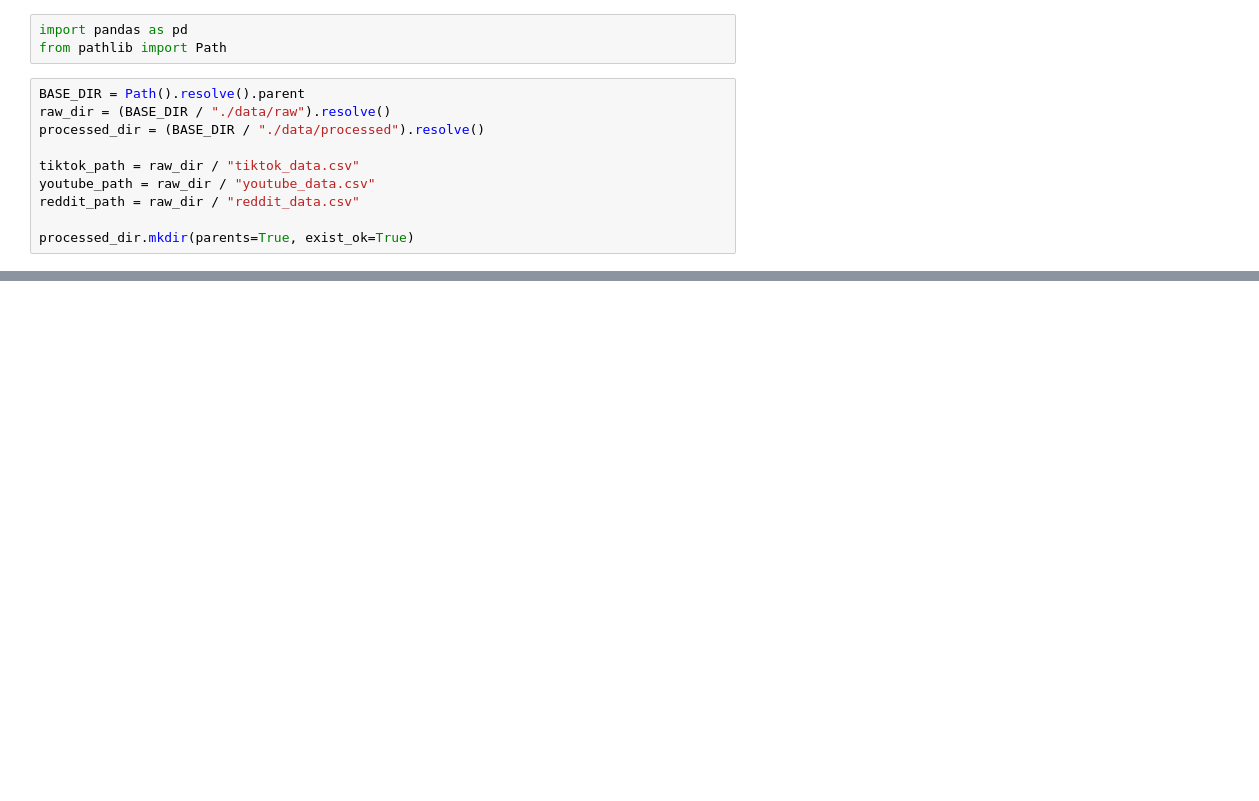
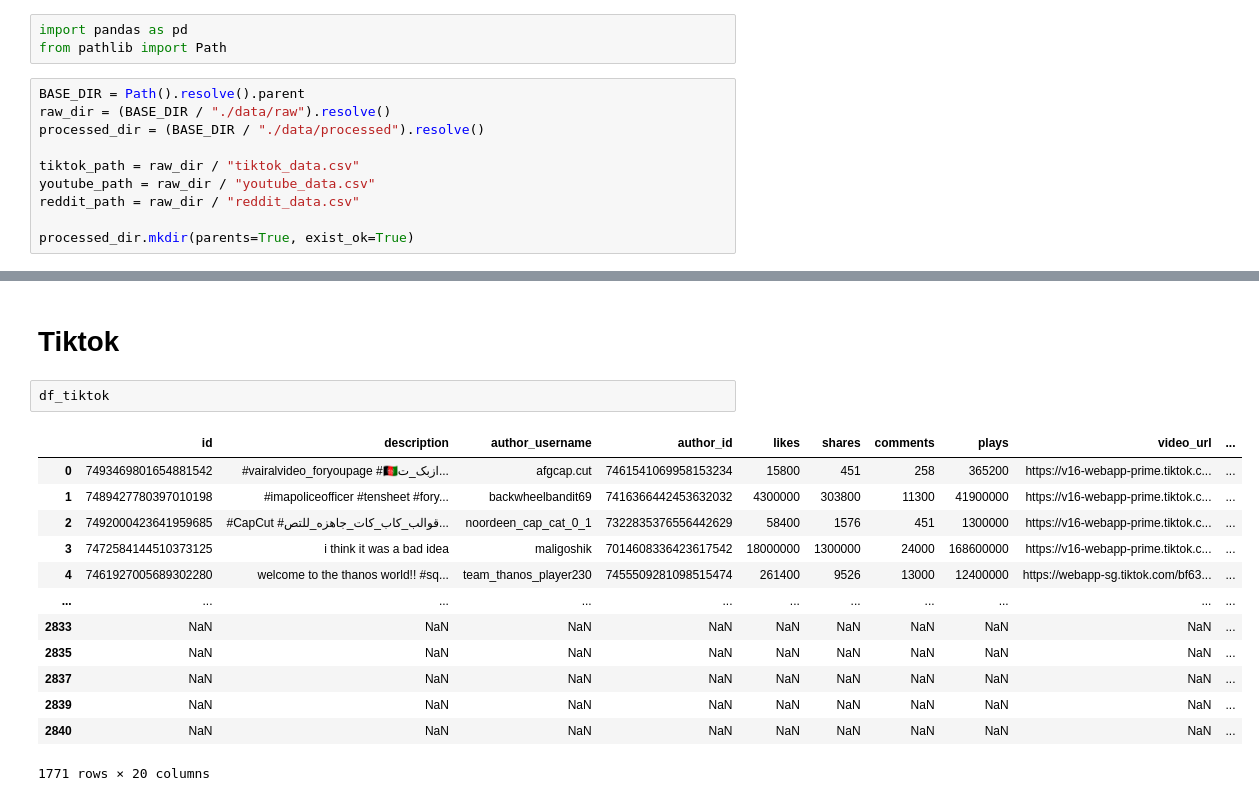
Before and after one commit to sofietheresa/TrendAnalyseSocialMedia, a Jupyter notebook: notebooks/02_preprocessing.ipynb, the cells around one changed output, grey strips where cells are left out. Drawn from its saved outputs; the diff is of its cells as text; blank space fills up the shorter version.

```diff
--- a/notebooks/02_preprocessing.ipynb
+++ b/notebooks/02_preprocessing.ipynb
@@ -166,0 +172,18 @@ display(df_reddit.head())
+# %% [markdown]
+# Tiktok
+# %%
+df_tiktok
+# %% [output]
+|  | id | description | author_username | author_id | likes | shares | comments | plays | video_url | ... |
+| 0 | 7493469801654881542 | #vairalvideo_foryoupage #🇦🇫ازبک_ت... | afgcap.cut | 7461541069958153234 | 15800 | 451 | 258 | 365200 | https://v16-webapp-prime.tiktok.c... | ... |
+| 1 | 7489427780397010198 | #imapoliceofficer #tensheet #fory... | backwheelbandit69 | 7416366442453632032 | 4300000 | 303800 | 11300 | 41900000 | https://v16-webapp-prime.tiktok.c... | ... |
+| 2 | 7492000423641959685 | #CapCut #قوالب_كاب_كات_جاهزه_للتص... | noordeen_cap_cat_0_1 | 7322835376556442629 | 58400 | 1576 | 451 | 1300000 | https://v16-webapp-prime.tiktok.c... | ... |
+| 3 | 7472584144510373125 | i think it was a bad idea | maligoshik | 7014608336423617542 | 18000000 | 1300000 | 24000 | 168600000 | https://v16-webapp-prime.tiktok.c... | ... |
+| 4 | 7461927005689302280 | welcome to the thanos world!! #sq... | team_thanos_player230 | 7455509281098515474 | 261400 | 9526 | 13000 | 12400000 | https://webapp-sg.tiktok.com/bf63... | ... |
+| ... | ... | ... | ... | ... | ... | ... | ... | ... | ... | ... |
+| 2833 | NaN | NaN | NaN | NaN | NaN | NaN | NaN | NaN | NaN | ... |
+| 2835 | NaN | NaN | NaN | NaN | NaN | NaN | NaN | NaN | NaN | ... |
+| 2837 | NaN | NaN | NaN | NaN | NaN | NaN | NaN | NaN | NaN | ... |
+| 2839 | NaN | NaN | NaN | NaN | NaN | NaN | NaN | NaN | NaN | ... |
+| 2840 | NaN | NaN | NaN | NaN | NaN | NaN | NaN | NaN | NaN | ... |
+1771 rows × 20 columns
```
Also changed, not shown: parts of 20 cells of this notebook, 14 other files.
